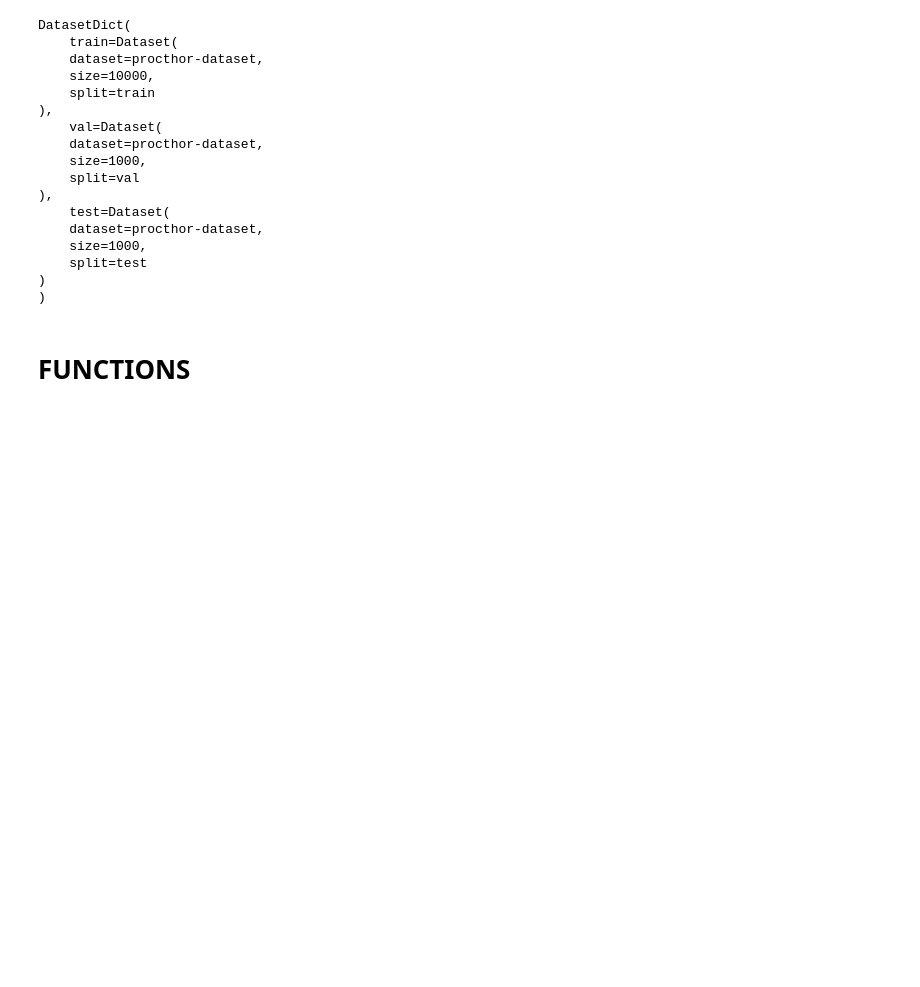
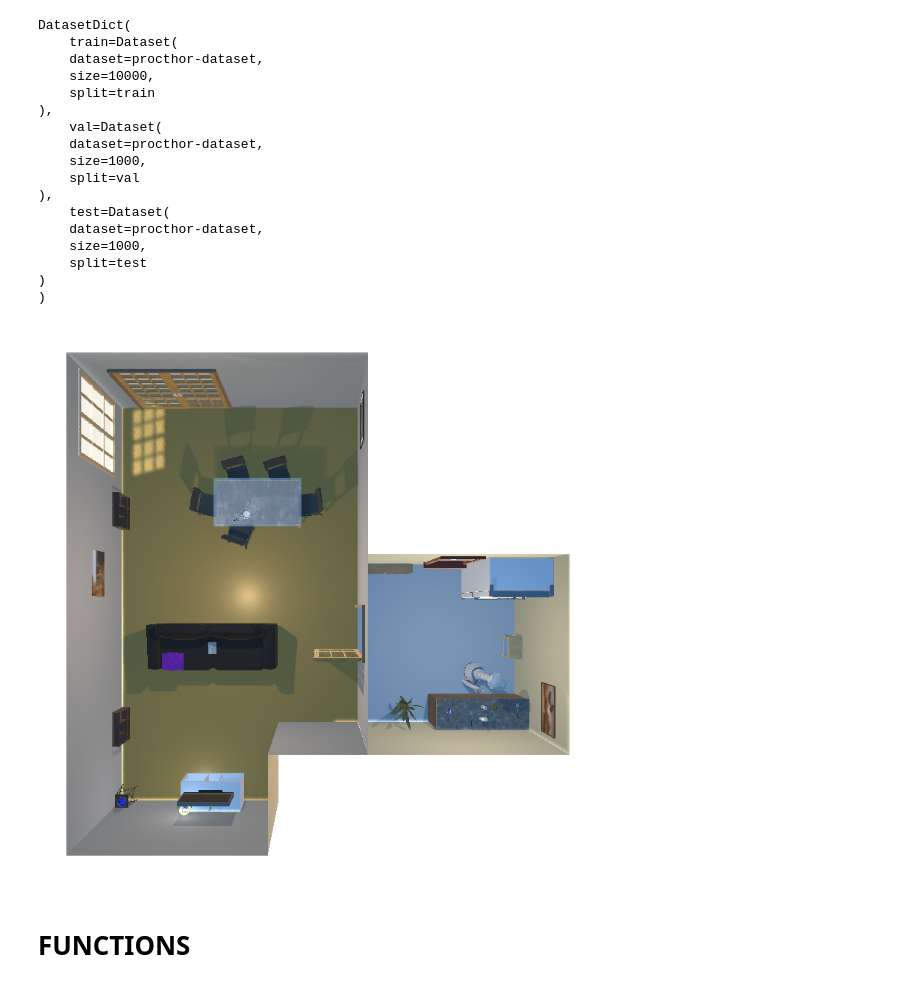
Before and after one commit to matercomus/ma-communicative-robots-G1, a Jupyter notebook: our_stuff/PROTOTYPE.ipynb, the cells around one changed output. Cells and saved outputs as stored; diff of their text form; code cells hidden in the pictures; blank space fills up the shorter version.

```diff
--- a/our_stuff/PROTOTYPE.ipynb
+++ b/our_stuff/PROTOTYPE.ipynb
@@ -117,6 +117,37 @@ from ai2thor.controller import Controller
 from PIL import Image
 # %%
 controller = Controller(scene=house, visibilityDistance=10, width=750, height=750)
+# %%
+import copy
+
+def get_top_down_frame():
+    # Setup the top-down camera
+    event = controller.step(action="GetMapViewCameraProperties", raise_for_failure=True)
+    pose = copy.deepcopy(event.metadata["actionReturn"])
+
+    bounds = event.metadata["sceneBounds"]["size"]
+    max_bound = max(bounds["x"], bounds["z"])
+
+    pose["fieldOfView"] = 50
+    pose["position"]["y"] += 1.1 * max_bound
+    pose["orthographic"] = False
+    pose["farClippingPlane"] = 50
+    del pose["orthographicSize"]
+
+    # add the camera to the scene
+    event = controller.step(
+        action="AddThirdPartyCamera",
+        **pose,
+        skyboxColor="white",
+        raise_for_failure=True,
+    )
+    top_down_frame = event.third_party_camera_frames[-1]
+    return Image.fromarray(top_down_frame)
+
+
+get_top_down_frame()
+# %% [output]
+[figure, added]
 # %%
 event = controller.step(action="GetReachablePositions")
 reachable_positions = event.metadata["actionReturn"]
```
